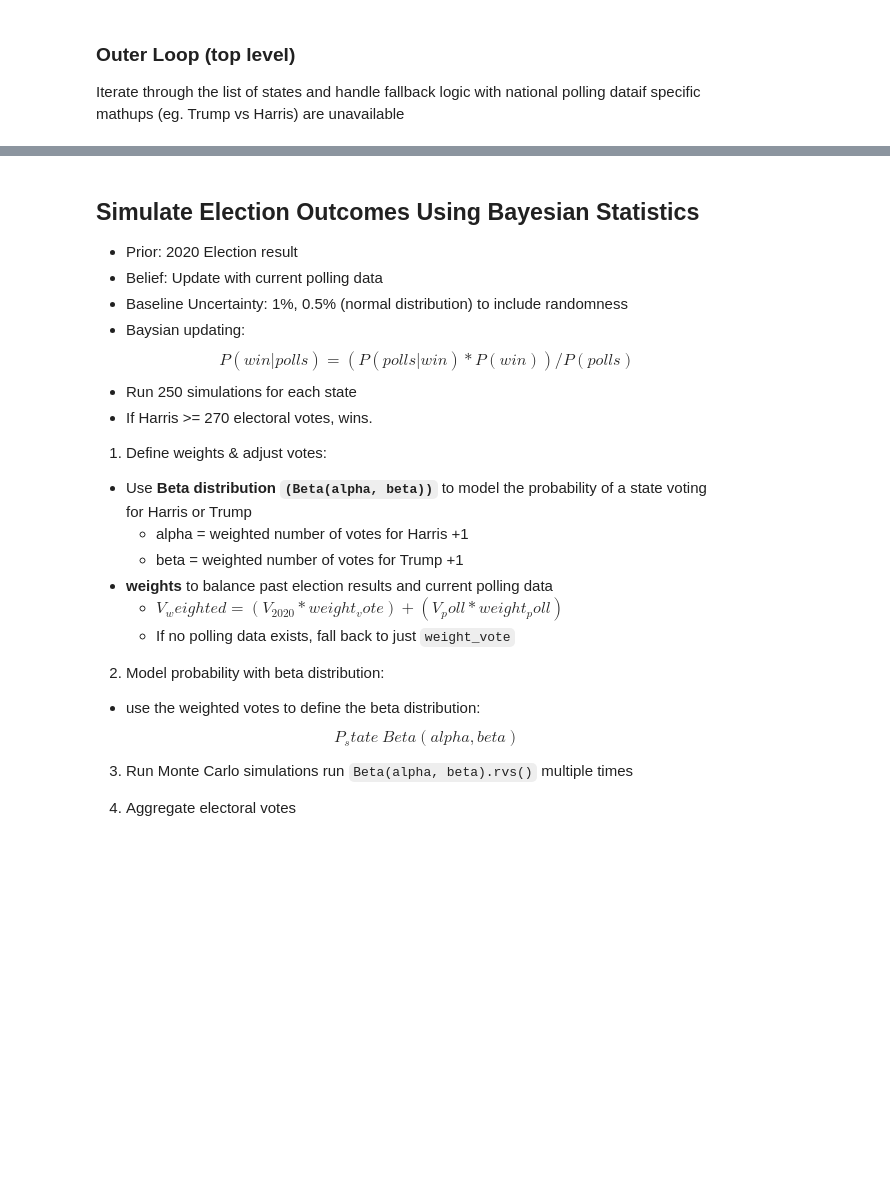
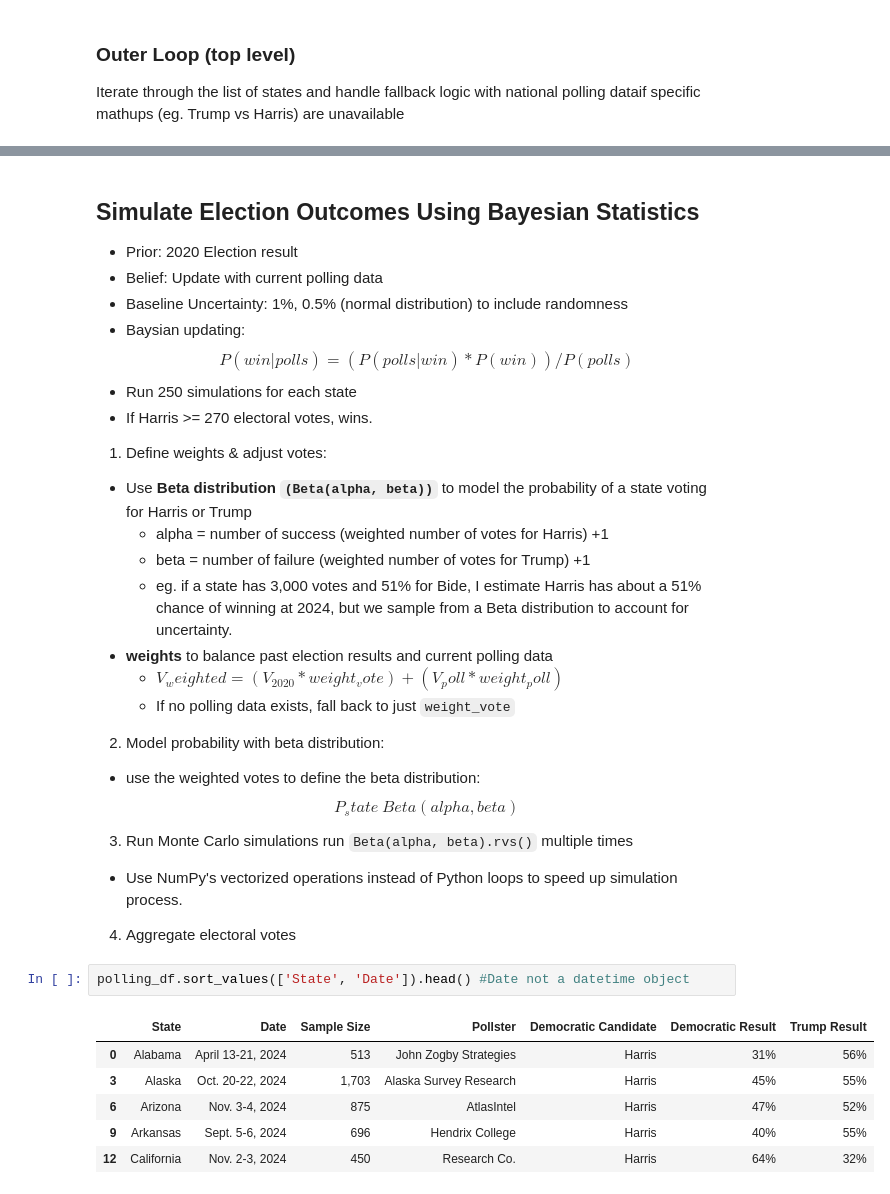
Before and after one commit to Pinghsuanlin/DS_sideProjects, a Jupyter notebook: statisticalAnalysis/2024election.ipynb, the cells around one changed output, grey strips where cells are left out. Drawn from its saved outputs; the diff is of its cells as text; blank space fills up the shorter version.

```diff
--- a/statisticalAnalysis/2024election.ipynb
+++ b/statisticalAnalysis/2024election.ipynb
@@ -522,8 +503,9 @@ array(['Harris'], dtype=object)
 
 1. Define weights & adjust votes:
 * Use **Beta distribution `(Beta(alpha, beta))`** to model the probability of a state voting for Harris or Trump
-    * alpha = weighted number of votes for Harris +1
-    * beta = weighted number of votes for Trump +1
+    * alpha = number of success (weighted number of votes for Harris) +1
+    * beta = number of failure (weighted number of votes for Trump) +1
+    * eg. if a state has 3,000 votes and 51% for Bide, I estimate Harris has about a 51% chance of winning at 2024, but we sample from a Beta distribution to account for uncertainty.
 * **weights** to balance past election results and current polling data
     * $V_weighted = (V_2020 * weight_vote) + (V_poll * weight_poll)$
     * If no polling data exists, fall back to just `weight_vote`
@@ -533,6 +515,16 @@ array(['Harris'], dtype=object)
 
 3. Run Monte Carlo simulations
 run `Beta(alpha, beta).rvs()` multiple times
+* Use NumPy's vectorized operations instead of Python loops to speed up simulation process.
 
 4. Aggregate electoral votes
+# %%
+polling_df.sort_values(['State', 'Date']).head() #Date not a datetime object
+# %% [output]
+|  | State | Date | Sample Size | Pollster | Democratic Candidate | Democratic Result | Trump Result |
+| 0 | Alabama | April 13-21, 2024 | 513 | John Zogby Strategies | Harris | 31% | 56% |
+| 3 | Alaska | Oct. 20-22, 2024 | 1,703 | Alaska Survey Research | Harris | 45% | 55% |
+| 6 | Arizona | Nov. 3-4, 2024 | 875 | AtlasIntel | Harris | 47% | 52% |
+| 9 | Arkansas | Sept. 5-6, 2024 | 696 | Hendrix College | Harris | 40% | 55% |
+| 12 | California | Nov. 2-3, 2024 | 450 | Research Co. | Harris | 64% | 32% |
 # %%
```
Also changed, not shown: parts of 41 cells of this notebook.
